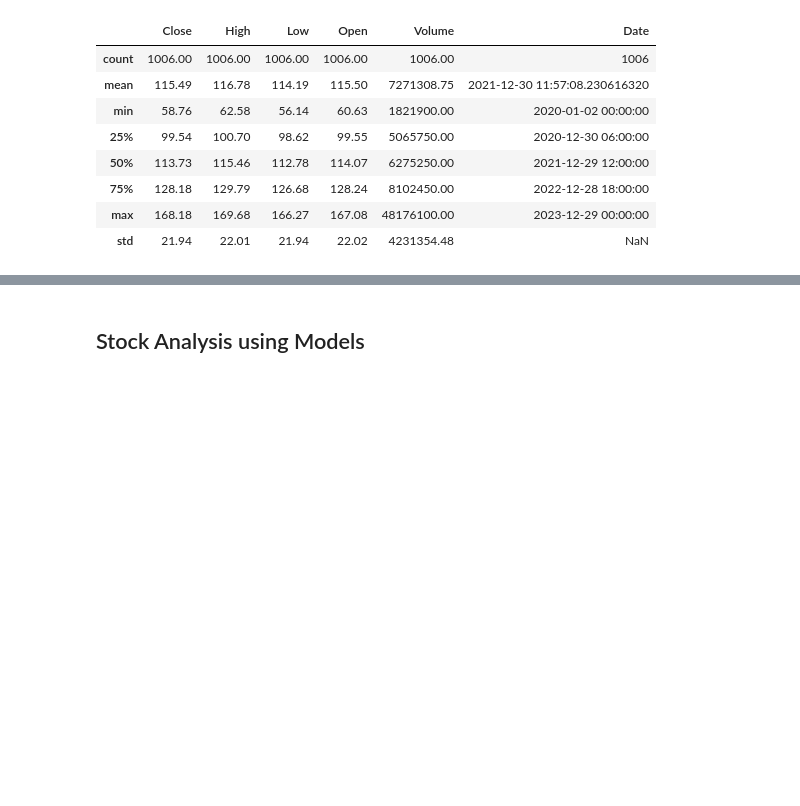
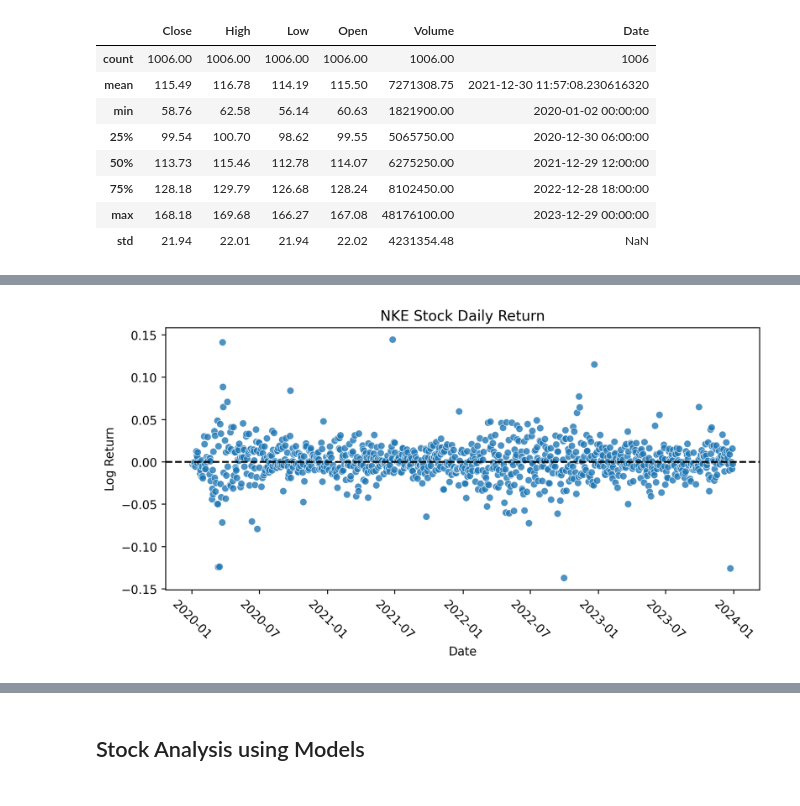
Before and after one commit to swordboy02/stock-analysis-app, a Jupyter notebook: apparelStockPredictor.ipynb, the cells around one changed output, grey strips where cells are left out. Saved outputs shown, nothing was run; the diff lists cells and outputs as text; code cells hidden in the pictures; blank space fills up the shorter version.

```diff
--- a/apparelStockPredictor.ipynb
+++ b/apparelStockPredictor.ipynb
@@ -148,4 +190,4 @@ plt.show()
 # %%
 nike['Open-to-Close Return(%)'] = ((nike['Close'] - nike['Open'])/(nike['Open']))*100
-nike['Day-to-day Return(%)'] = nike['Close'].pct_change() * 100
-nike
+nike['Log Return'] = np.log(nike['Close'] / nike['Close'].shift(1))
+nike.head(10)
@@ -152,6 +210,8 @@ nike
 # %%
 plt.figure(figsize=(9,4),dpi=250)
-plt.title('NKE Stock Day-to-Day Return')
-sns.scatterplot(data=nike, x='Date',y='Day-to-day Return(%)',alpha=0.8)
+plt.title('NKE Stock Daily Return')
+sns.scatterplot(data=nike, x='Date',y='Log Return',alpha=0.8)
 plt.axhline(0, color='black', linestyle='--')
 plt.xticks(rotation=-45);
+# %% [output]
+[figure, added]
```
Also changed, not shown: parts of 53 cells of this notebook, 1 other file.
